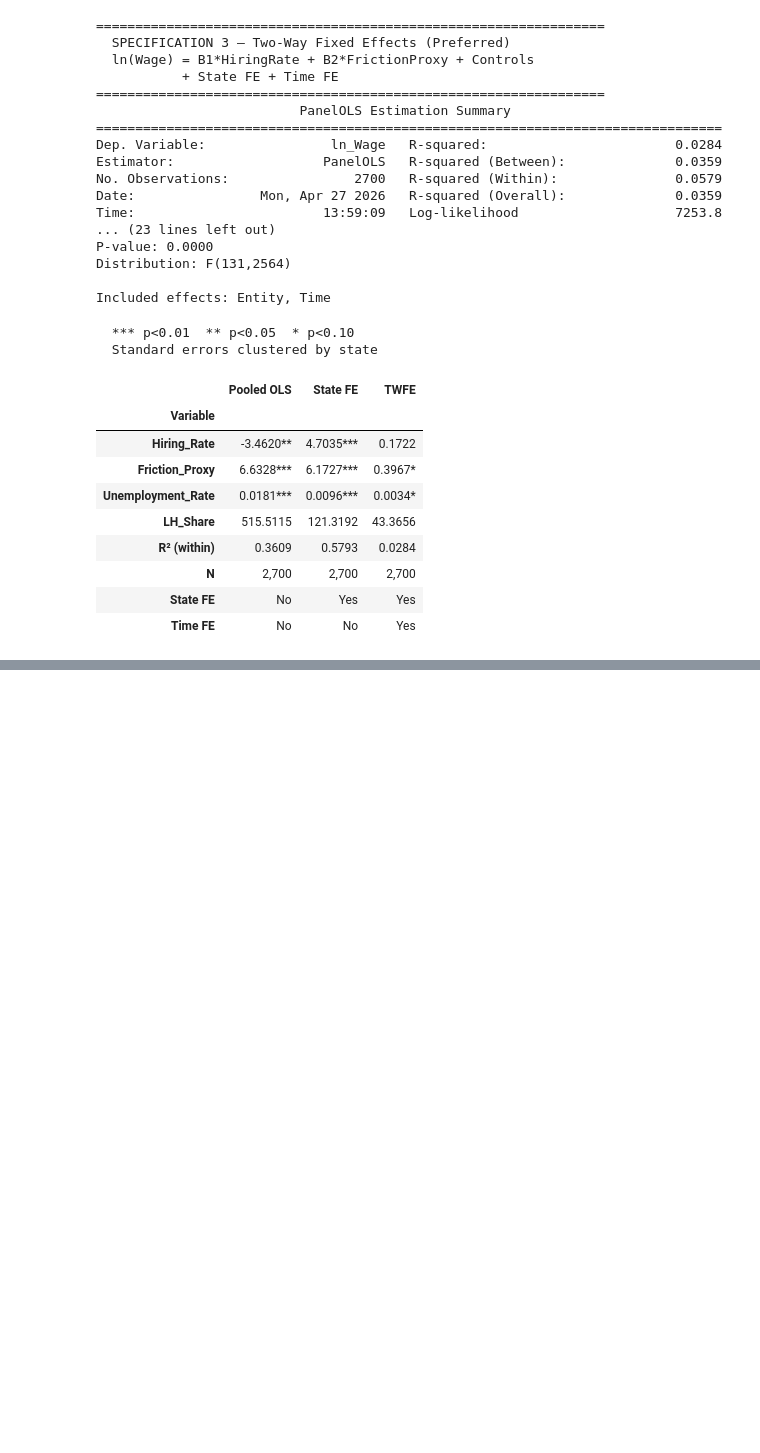
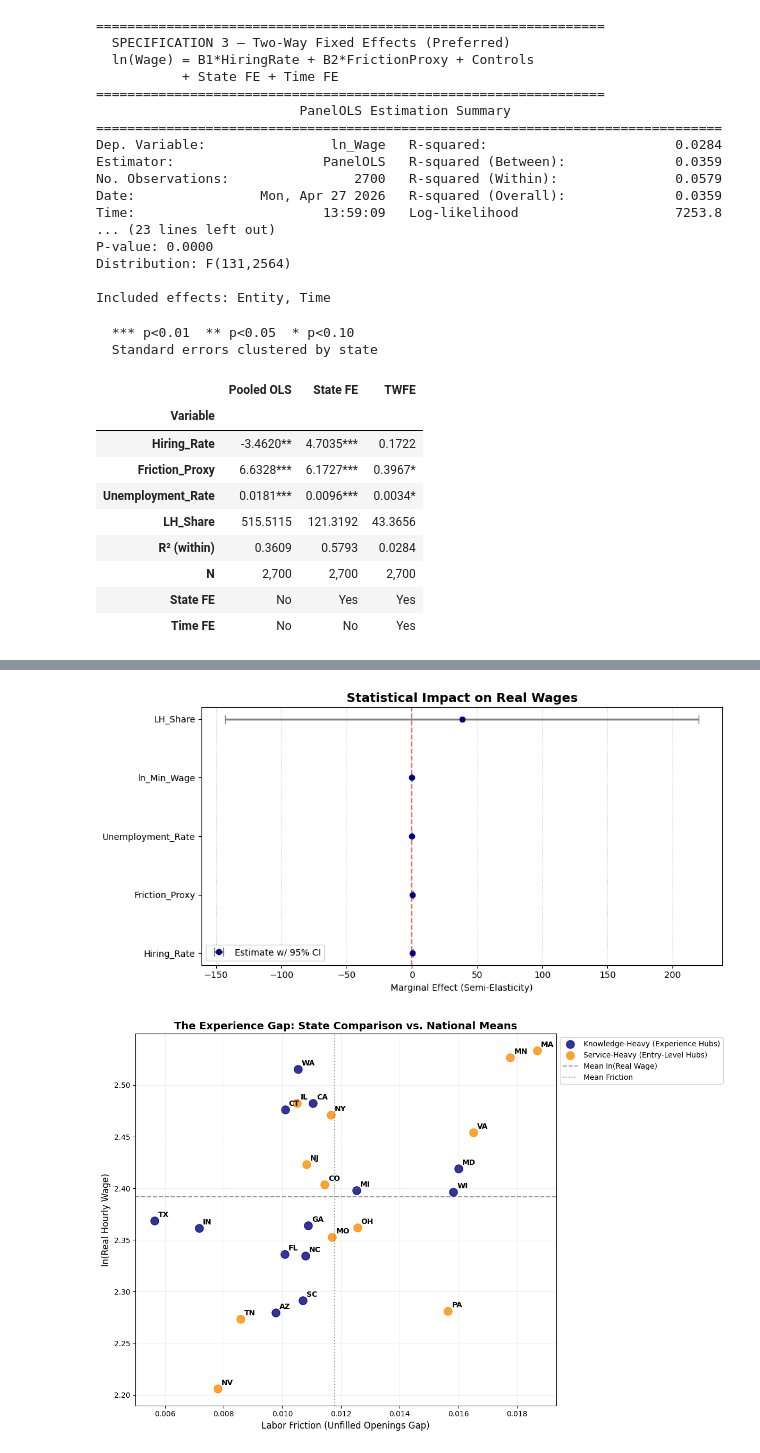
Before and after one commit to Kevocado/ACCY-512-Final-Project, a Jupyter notebook: base_model.ipynb, the cells around one changed output, grey strips where cells are left out. Drawn from its saved outputs; the diff is of its cells as text; code cells hidden in the pictures; blank space fills up the shorter version.

```diff
--- a/base_model.ipynb
+++ b/base_model.ipynb
@@ -217,0 +530,56 @@ display(comparison)
+# %%
+import matplotlib.pyplot as plt
+import pandas as pd
+import numpy as np
+
+# --- 1. THE COEFFICIENT FOREST PLOT ---
+plt.figure(figsize=(10, 5))
+params = res.params.drop('const', errors='ignore')
+errors = res.std_errors.drop('const', errors='ignore')
+ci = 1.96 * errors
+
+plt.errorbar(params.values, params.index, xerr=ci, fmt='o', color='navy',
+             ecolor='gray', elinewidth=2, capsize=5, label='Estimate w/ 95% CI')
+plt.axvline(0, color='red', linestyle='--', alpha=0.6)
+plt.title('Statistical Impact on Real Wages', fontsize=14, fontweight='bold')
+plt.xlabel('Marginal Effect (Semi-Elasticity)')
+plt.grid(axis='x', linestyle=':', alpha=0.7)
+plt.legend()
+plt.tight_layout()
+plt.show()
+
+# --- 2. LABELED EXPERIENCE GAP WITH REFERENCE LINES ---
+# Calculate means for reference lines
+state_means = df.groupby('State').agg({'Friction_Proxy': 'mean', 'ln_Real_Wage': 'mean', 'LH_Share': 'mean'})
+avg_friction = state_means['Friction_Proxy'].mean()
+avg_wage = state_means['ln_Real_Wage'].mean()
+median_lh = state_means['LH_Share'].median()
+
+plt.figure(figsize=(12, 8))
+
+# Split by Experience Intensity (Knowledge vs Service)
+kh = state_means[state_means['LH_Share'] <= median_lh]
+plt.scatter(kh['Friction_Proxy'], kh['ln_Real_Wage'], color='navy', s=120, label='Knowledge-Heavy (Experience Hubs)', alpha=0.8)
+
+sh = state_means[state_means['LH_Share'] > median_lh]
+plt.scatter(sh['Friction_Proxy'], sh['ln_Real_Wage'], color='darkorange', s=120, label='Service-Heavy (Entry-Level Hubs)', alpha=0.8)
+
+# ADD THE CONSTANT REFERENCE LINES
+plt.axhline(avg_wage, color='black', linestyle='--', alpha=0.4, label='Mean ln(Real Wage)')
+plt.axvline(avg_friction, color='black', linestyle=':', alpha=0.4, label='Mean Friction')
+
+# ADD STATE LABELS
+for i, state_abbr in enumerate(state_means.index):
+    plt.annotate(state_abbr, (state_means['Friction_Proxy'].iloc[i], state_means['ln_Real_Wage'].iloc[i]),
+                 xytext=(5, 5), textcoords='offset points', fontsize=10, fontweight='bold')
+
+plt.xlabel('Labor Friction (Unfilled Openings Gap)', fontsize=12)
+plt.ylabel('ln(Real Hourly Wage)', fontsize=12)
+plt.title('The Experience Gap: State Comparison vs. National Means', fontsize=14, fontweight='bold')
+plt.legend(loc='upper left', bbox_to_anchor=(1, 1))
+plt.grid(alpha=0.2)
+plt.tight_layout()
+plt.show()
+# %% [output]
+[figure, added]
+[figure, added]
```
Also changed, not shown: parts of 12 cells of this notebook, 2 other files.
